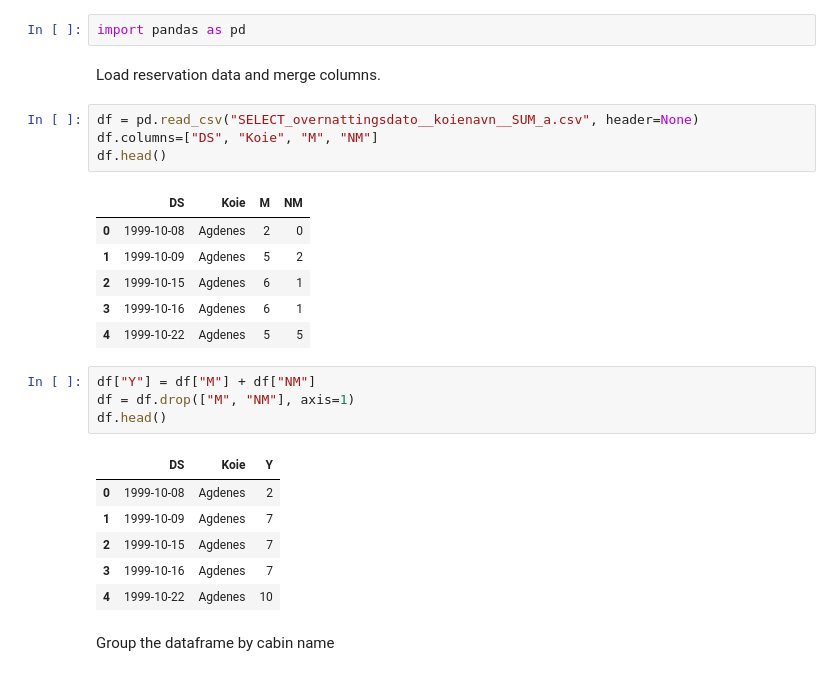
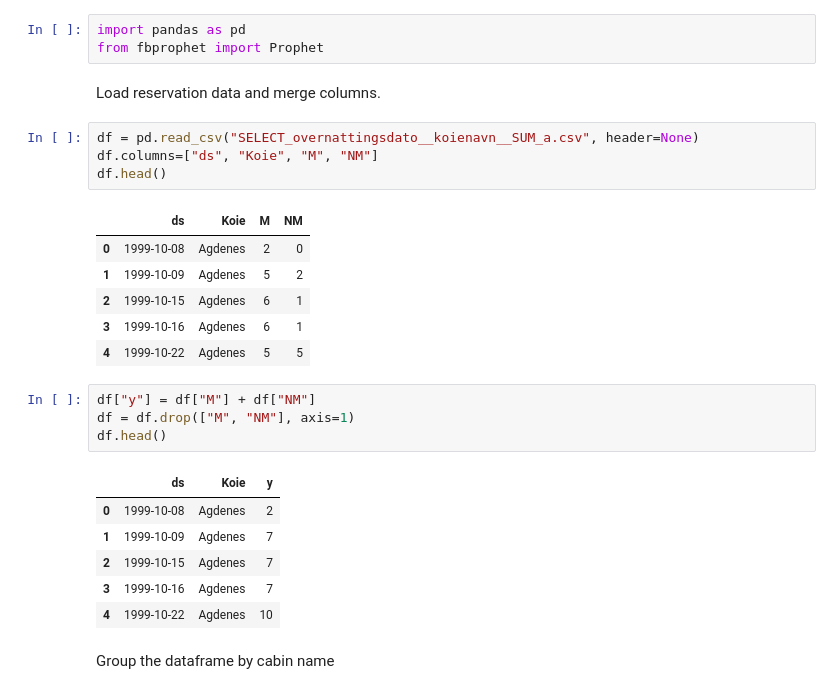
Before and after one commit to NTNUIKoiene/koieprofet, a Jupyter notebook: Notebook.ipynb, the cells around one changed output. Drawn from its saved outputs; the diff is of its cells as text.

Commit message:
Prophet getting started

```diff
--- a/Notebook.ipynb
+++ b/Notebook.ipynb
@@ -1,24 +1,25 @@
 # %%
 import pandas as pd
+from fbprophet import Prophet
 # %% [markdown]
 Load reservation data and merge columns.
 # %%
 df = pd.read_csv("SELECT_overnattingsdato__koienavn__SUM_a.csv", header=None)
-df.columns=["DS", "Koie", "M", "NM"]
+df.columns=["ds", "Koie", "M", "NM"]
 df.head()
 # %% [output]
-|  | DS | Koie | M | NM |
+|  | ds | Koie | M | NM |
 | 0 | 1999-10-08 | Agdenes | 2 | 0 |
 | 1 | 1999-10-09 | Agdenes | 5 | 2 |
 | 2 | 1999-10-15 | Agdenes | 6 | 1 |
 | 3 | 1999-10-16 | Agdenes | 6 | 1 |
 | 4 | 1999-10-22 | Agdenes | 5 | 5 |
 # %%
-df["Y"] = df["M"] + df["NM"]
+df["y"] = df["M"] + df["NM"]
 df = df.drop(["M", "NM"], axis=1)
 df.head()
 # %% [output]
-|  | DS | Koie | Y |
+|  | ds | Koie | y |
 | 0 | 1999-10-08 | Agdenes | 2 |
 | 1 | 1999-10-09 | Agdenes | 7 |
 | 2 | 1999-10-15 | Agdenes | 7 |
```
Also changed, not shown: parts of 10 cells of this notebook.
